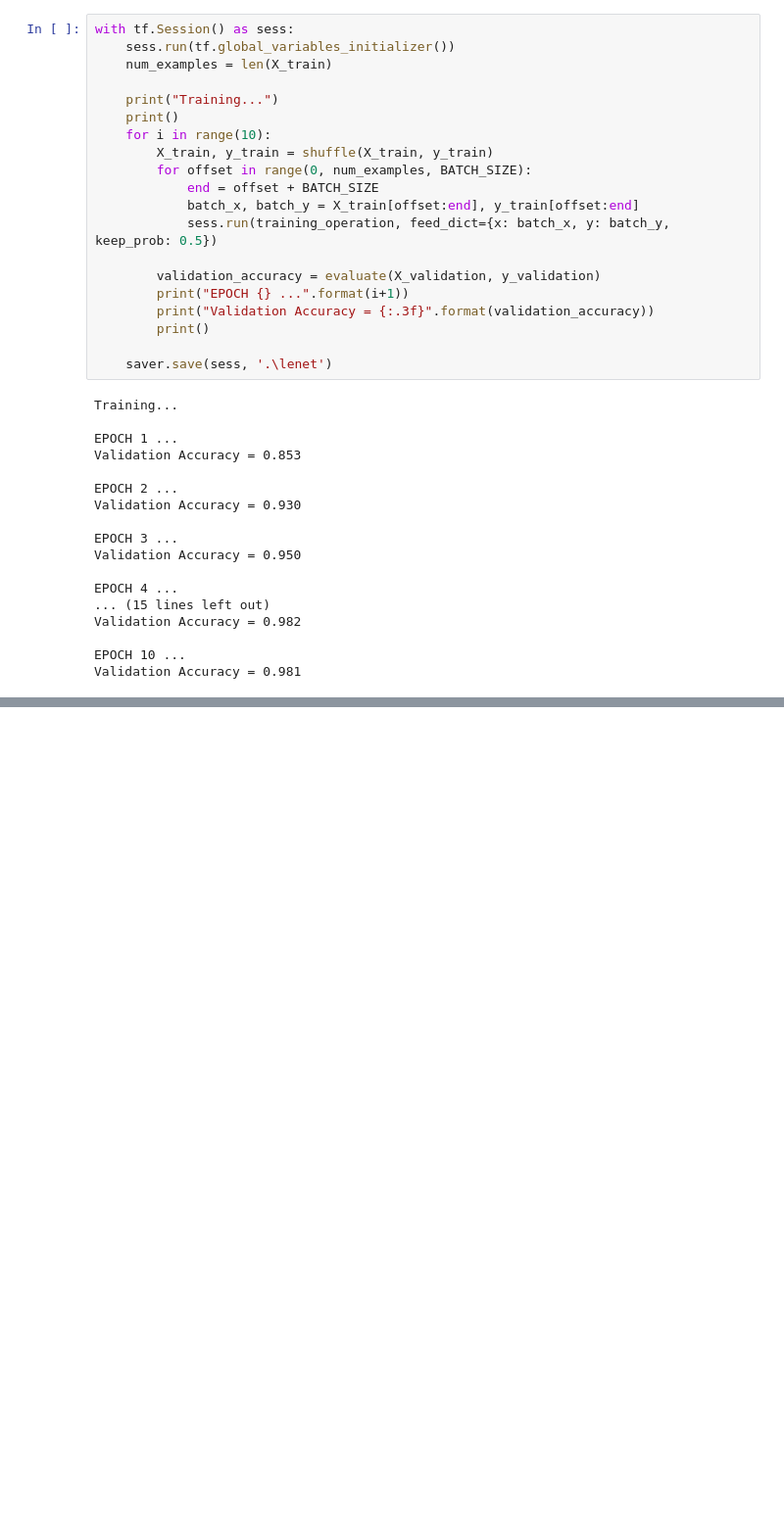
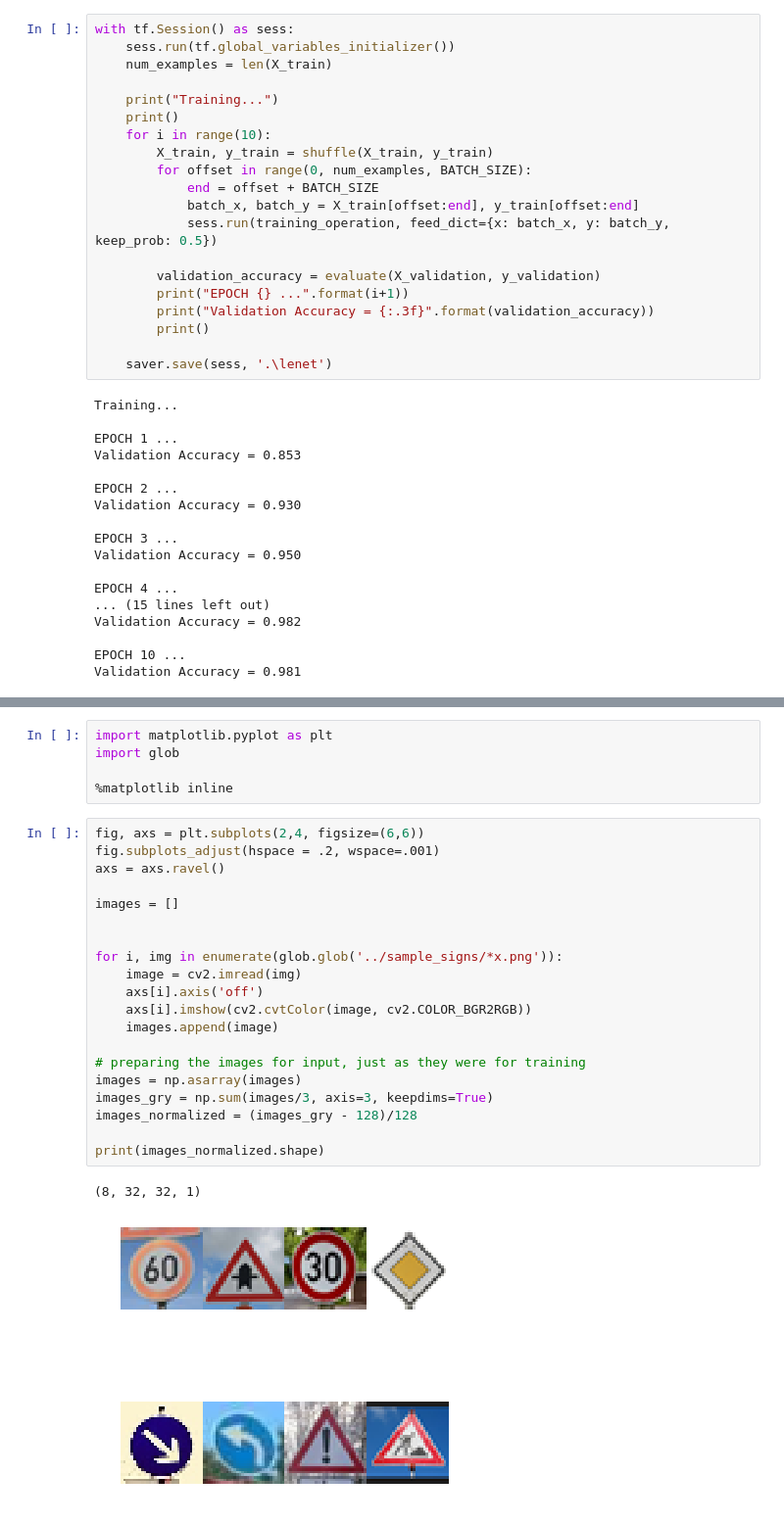
Before and after one commit to kilonova10/Traffic-Sign-Detection, a Jupyter notebook: Traffic Sign Classifier.ipynb, the cells around one changed output, grey strips where cells are left out. Shown at 98% size. Saved outputs shown, nothing was run; the diff lists cells and outputs as text; blank space fills up the shorter version.

```diff
--- a/Traffic Sign Classifier.ipynb
+++ b/Traffic Sign Classifier.ipynb
@@ -583,0 +600,28 @@ Validation Accuracy = 0.981
+# %%
+import matplotlib.pyplot as plt
+import glob
+
+%matplotlib inline
+# %%
+fig, axs = plt.subplots(2,4, figsize=(6,6))
+fig.subplots_adjust(hspace = .2, wspace=.001)
+axs = axs.ravel()
+
+images = []
+
+
+for i, img in enumerate(glob.glob('../sample_signs/*x.png')):
+    image = cv2.imread(img)
+    axs[i].axis('off')
+    axs[i].imshow(cv2.cvtColor(image, cv2.COLOR_BGR2RGB))
+    images.append(image)
+
+# preparing the images for input, just as they were for training
+images = np.asarray(images)
+images_gry = np.sum(images/3, axis=3, keepdims=True)
+images_normalized = (images_gry - 128)/128
+
+print(images_normalized.shape)
+# %% [output]
+(8, 32, 32, 1)
+[figure, added]
```
Also changed, not shown: parts of 10 cells of this notebook.
